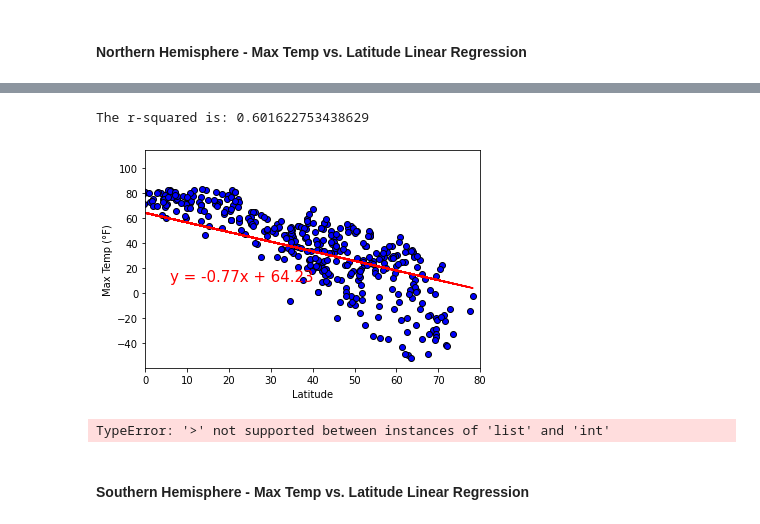
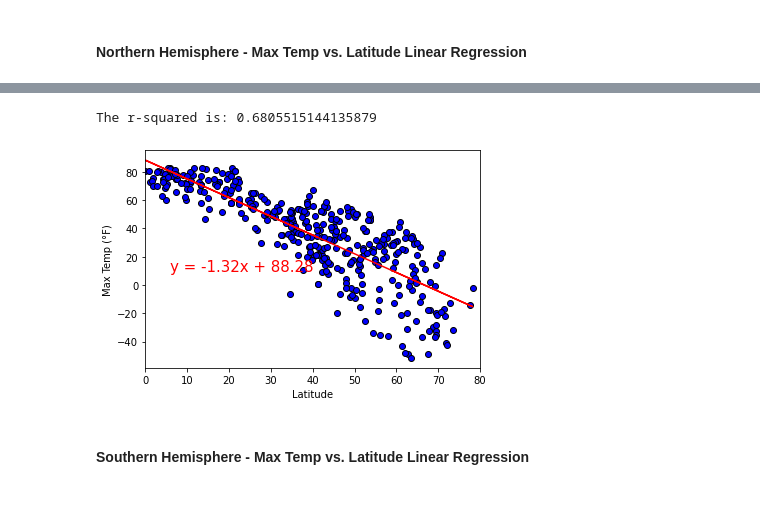
Before and after one commit to tdb219/python-api-challenge, a Jupyter notebook: WeatherPy/WeatherPy.ipynb, the cells around one changed output, grey strips where cells are left out. Cells and saved outputs as stored; diff of their text form; code cells hidden in the pictures.

```diff
--- a/WeatherPy/WeatherPy.ipynb
+++ b/WeatherPy/WeatherPy.ipynb
@@ -246,3 +246,7 @@ print(f"The r-squared is: {rvalue**2}")
 plt.show()
 # %% [markdown]
 ####  Northern Hemisphere - Max Temp vs. Latitude Linear Regression
+# %%
+#creating weather df for just northern hemisphere
+weather_nh = weather_df.loc[weather_df['Latitude'] > 0]
+weather_nh.head()
@@ -249,39 +260,21 @@ plt.show()
 # %%
 # Print out the r-squared value along with the plot.
-x_values = weather_df['Latitude']
-y_values = weather_df['Max Temp (°F)']
+x_values = weather_nh['Latitude']
+y_values = weather_nh['Max Temp (°F)']
 (slope, intercept, rvalue, pvalue, stderr) = linregress(x_values, y_values)
 regress_values = x_values * slope + intercept
 line_eq = "y = " + str(round(slope,2)) + "x + " + str(round(intercept,2))
 plt.scatter(x_values, y_values, marker="o", facecolors="blue",
            edgecolors ="black")
 plt.plot(x_values,regress_values,"r-")
 plt.annotate(line_eq,(6,10),fontsize=15,color="red")
 plt.xlabel('Latitude')
 plt.ylabel('Max Temp (°F)')
 plt.xlim(0,80)
 print(f"The r-squared is: {rvalue**2}")
 plt.show()
 # %% [output]
-The r-squared is: 0.601622753438629
+The r-squared is: 0.6805515144135879
-[figure, old version]
+[figure, new version]
-# %%
-# Print out the r-squared value along with the plot.
-x_values = weather_df[(['Latitude']>0)]
-y_values = weather_df['Max Temp (°F)']
-(slope, intercept, rvalue, pvalue, stderr) = linregress(x_values, y_values)
-regress_values = x_values * slope + intercept
-line_eq = "y = " + str(round(slope,2)) + "x + " + str(round(intercept,2))
-plt.scatter(x_values, y_values, marker="o", facecolors="blue",
-           edgecolors ="black")
-plt.plot(x_values,regress_values,"r-")
-plt.annotate(line_eq,(6,10),fontsize=15,color="red")
-plt.xlabel('Latitude')
-plt.ylabel('Max Temp (°F)')
-plt.xlim(0,80)
-print(f"The r-squared is: {rvalue**2}")
-plt.show()
-# %% [output]
-TypeError: '>' not supported between instances of 'list' and 'int'
 # %% [markdown]
 ####  Southern Hemisphere - Max Temp vs. Latitude Linear Regression
```
Also changed, not shown: parts of 9 cells of this notebook.
